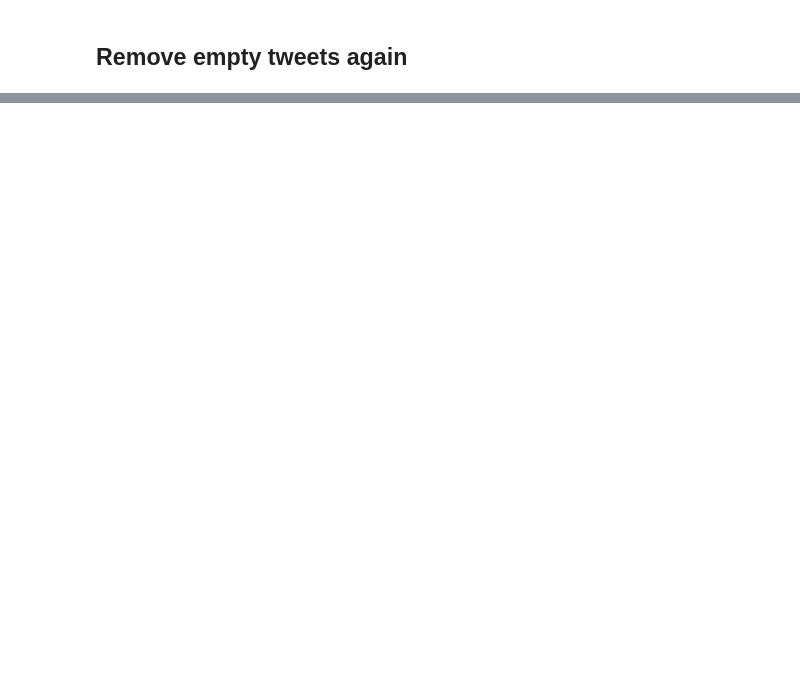
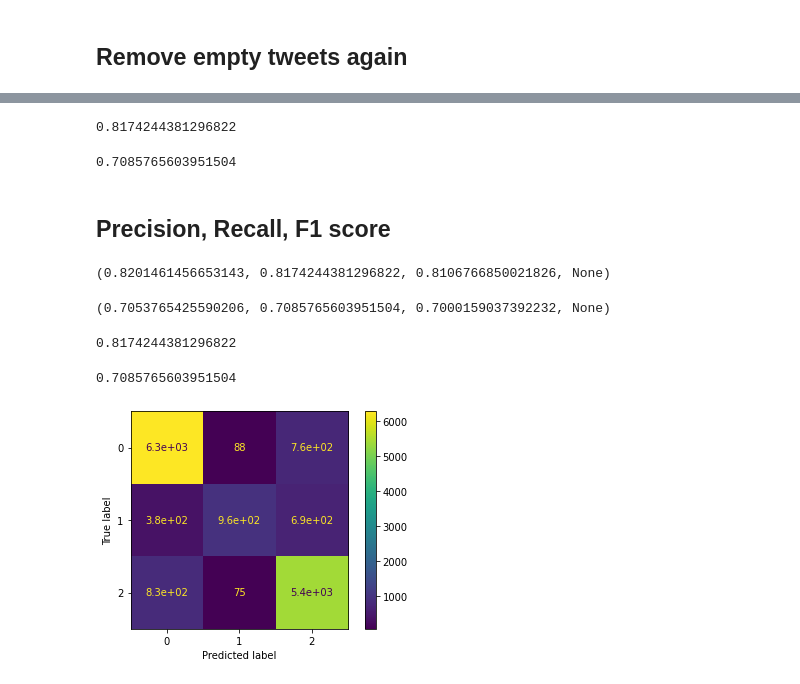
Before and after one commit to nefelitav/vaccine-sentiment-classifier, a Jupyter notebook: vaccine.ipynb, the cells around one changed output, grey strips where cells are left out. Cells and saved outputs as stored; diff of their text form; code cells hidden in the pictures; blank space fills up the shorter version.

Commit message:
multinomial lr, evaluation metrics

```diff
--- a/vaccine.ipynb
+++ b/vaccine.ipynb
@@ -207,0 +245,6 @@ pd.DataFrame(tf_idf_v.todense(),columns=cv.get_feature_names())
+# %%
+# count matrix
+count_vector_train = cv.transform(df['clean_tweet'])
+
+# tf-idf scores
+tf_idf_vector = tfidf_transformer.transform(count_vector_train)
@@ -207,0 +299,8 @@ pd.DataFrame(tf_idf_v.todense(),columns=cv.get_feature_names())
+# %%
+tf_idf_vector
+tf_idf_vector_dev
+x_train = pd.DataFrame.sparse.from_spmatrix(tf_idf_vector)
+x_dev = pd.DataFrame.sparse.from_spmatrix(tf_idf_vector_dev)
+y_train = df["label"]
+y_dev = df2["label"]
+x_train.head()
@@ -207,0 +315,38 @@ pd.DataFrame(tf_idf_v.todense(),columns=cv.get_feature_names())
+# %%
+LR = LogisticRegression(multi_class='multinomial', random_state = 0, max_iter = 1000)
+LR.fit(x_train, y_train)
+# %%
+y_train_pred = LR.predict(x_train) #Return the predictions
+LR.score(x_train, y_train)
+# %% [output]
+0.8174244381296822
+# %%
+y_dev_pred = LR.predict(x_dev) #Return the predictions
+LR.score(x_dev, y_dev)
+# %% [output]
+0.7085765603951504
+# %% [markdown]
+## Precision, Recall, F1 score
+# %%
+precision_recall_fscore_support(y_train, y_train_pred, average='weighted')
+# %% [output]
+(0.8201461456653143, 0.8174244381296822, 0.8106766850021826, None)
+# %%
+precision_recall_fscore_support(y_dev, y_dev_pred, average='weighted')
+# %% [output]
+(0.7053765425590206, 0.7085765603951504, 0.7000159037392232, None)
+# %%
+accuracy_score(y_train, y_train_pred)
+# %% [output]
+0.8174244381296822
+# %%
+accuracy_score(y_dev, y_dev_pred)
+# %% [output]
+0.7085765603951504
+# %%
+cm = confusion_matrix(y_train, y_train_pred, labels=LR.classes_)
+disp = ConfusionMatrixDisplay(confusion_matrix=cm, display_labels=LR.classes_)
+disp.plot()
+plt.show()
+# %% [output]
+[figure, added]
```
Also changed, not shown: parts of 28 cells of this notebook, 3 other files.
